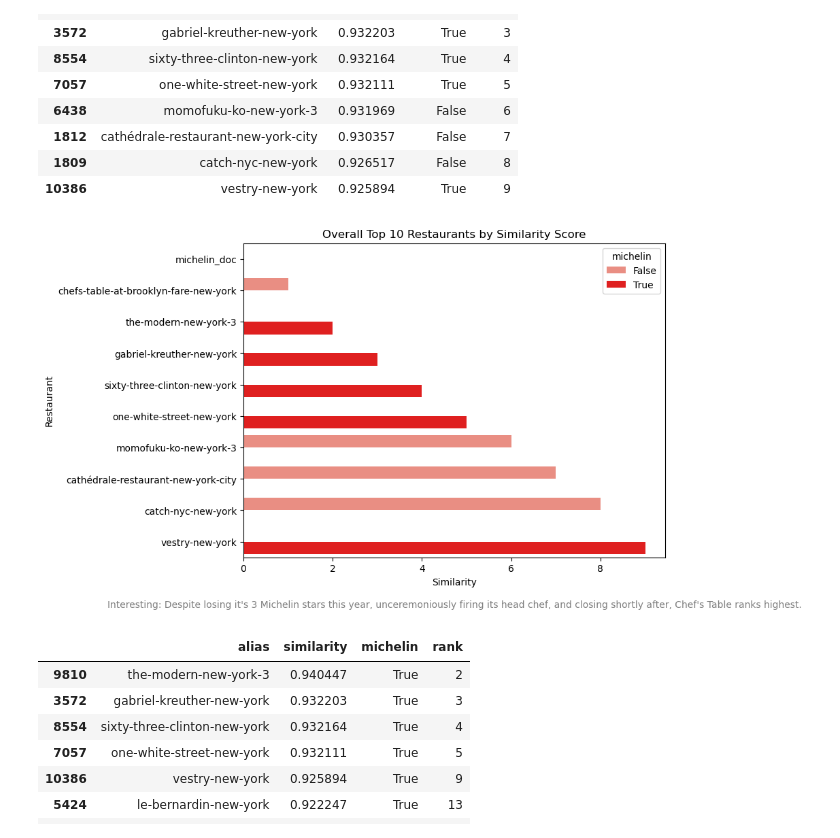
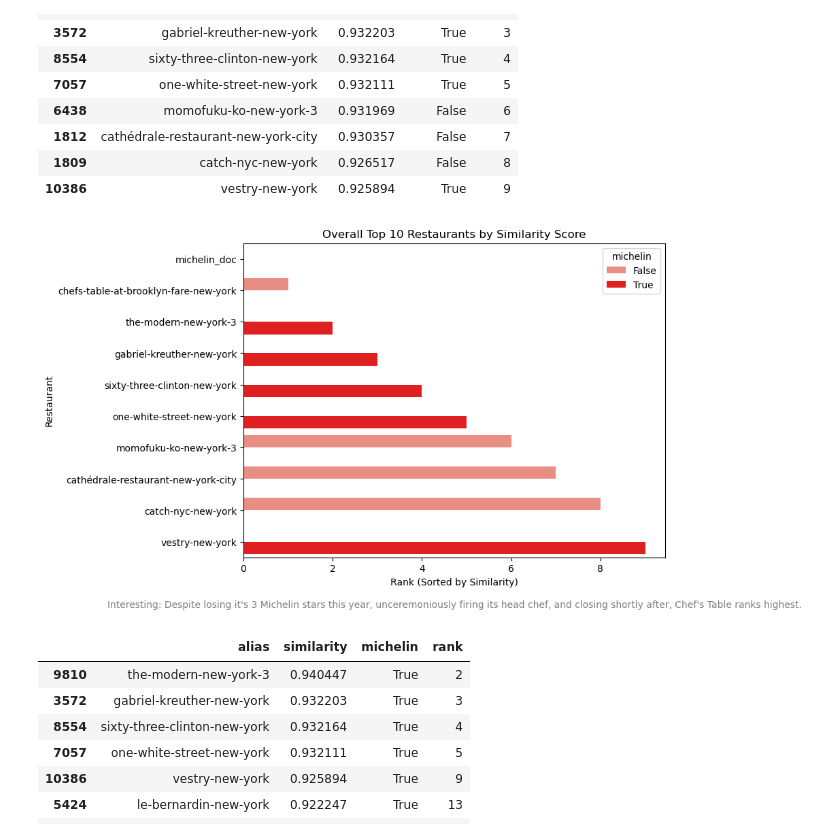
Before and after one commit to mabdullah-nyu/DSGA-1007-Project, a Jupyter notebook: tfidf_model.ipynb, the cells around one changed output. Saved outputs shown, nothing was run; the diff lists cells and outputs as text; code cells hidden in the pictures.

```diff
--- a/tfidf_model.ipynb
+++ b/tfidf_model.ipynb
@@ -82,18 +82,18 @@ df_similarity.head(10)
 # %%
 top_10 = df_similarity.head(10)
 
 plt.figure(figsize=(8, 6))
 sns.barplot(x='rank', y='alias', hue='michelin', data=top_10, palette = {0: 'salmon', 1: 'red'})
 
 plt.title('Overall Top 10 Restaurants by Similarity Score')
-plt.xlabel('Similarity')
+plt.xlabel('Rank (Sorted by Similarity)')
 plt.ylabel('Restaurant')
 plt.annotate("Interesting: Despite losing it's 3 Michelin stars this year, unceremoniously firing its head chef, and closing shortly after, Chef's Table ranks highest.",
              xy=(0.5, -0.15), xycoords='axes fraction',
              ha='center', va='center', fontsize=10, color='gray')
 plt.show()
 # %% [output]
-[figure, old version]
+[figure, new version]
 # %%
 #Ranks of Michelin restaurants most similar to the "michelin document".
 df_similarity[df_similarity["michelin"] == True].head(10)
```
Also changed, not shown: parts of 2 cells of this notebook, 1 other file.
